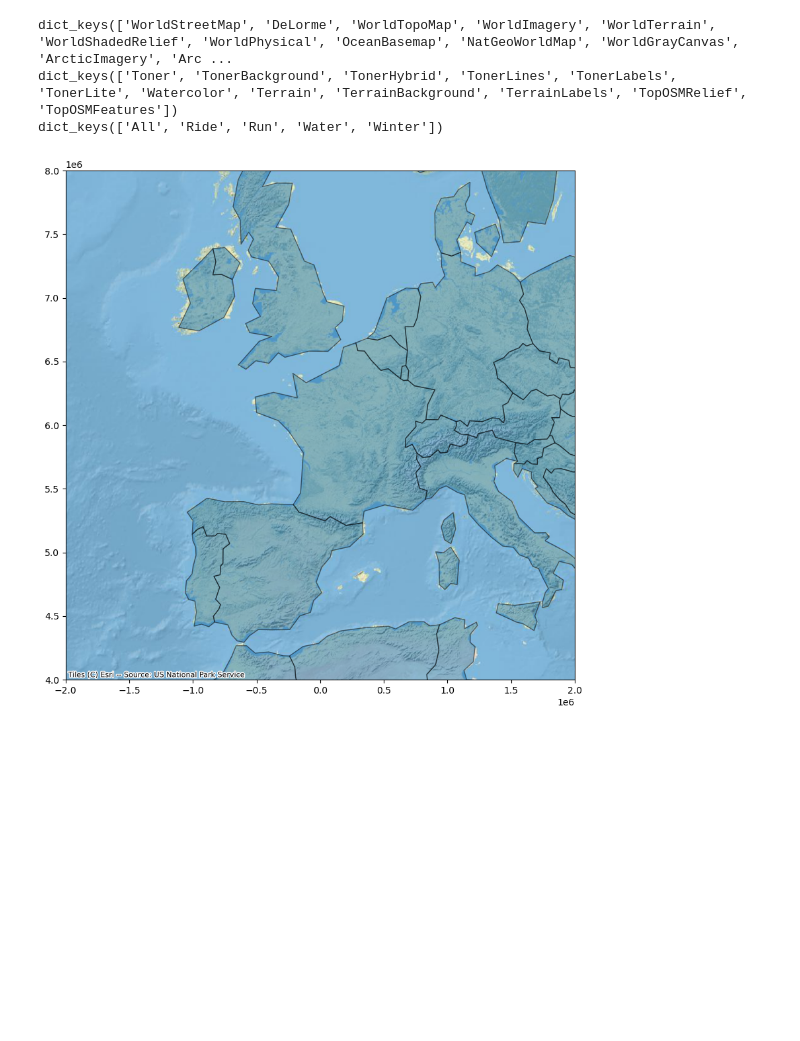
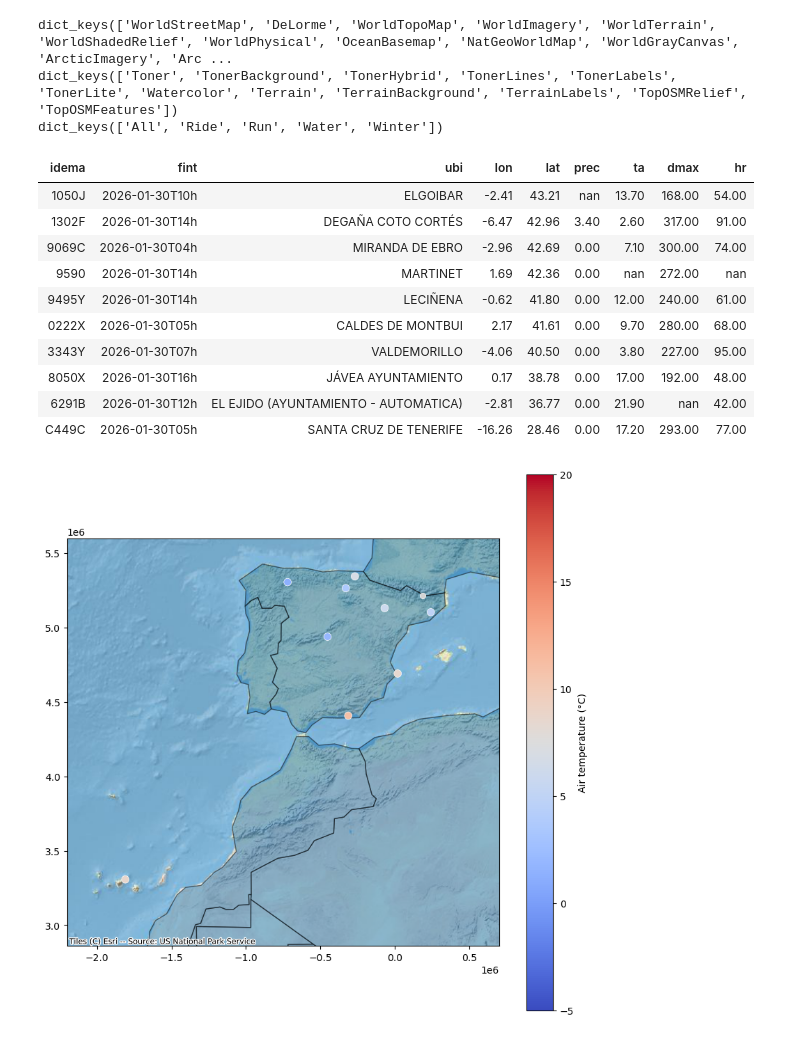
Before and after one commit to reddgr/energy-price-forecasting-in-power-grids, a Jupyter notebook: notebooks/geopandas.ipynb, the cells around one changed output. Drawn from its saved outputs; the diff is of its cells as text; code cells hidden in the pictures; blank space fills up the shorter version.

Commit message:
geopandas basic display

```diff
--- a/notebooks/geopandas.ipynb
+++ b/notebooks/geopandas.ipynb
@@ -47,14 +49,61 @@ dict_keys(['WorldStreetMap', 'DeLorme', 'WorldTopoMap', 'WorldImagery', 'WorldTe
 dict_keys(['Toner', 'TonerBackground', 'TonerHybrid', 'TonerLines', 'TonerLabels', 'TonerLite', 'Watercolor', 'Terrain', 'TerrainBackground', 'TerrainLabels', 'TopOSMRelief', 'TopOSMFeatures'])
 dict_keys(['All', 'Ride', 'Run', 'Water', 'Winter'])
 # %%
+sample_locations = pd.read_pickle("../pkl/sample_observations_20260130.pkl")
+# display(sample_locations.style.hide(axis="index").format(precision=2))
+
 gdf = gdf.to_crs(epsg=3857)
 # Plotting the country boundaries
 ax = gdf.plot(figsize=(10, 10), alpha=0.5, edgecolor='black')
-# Zoom into a specific region (for example, Europe)
-ax.set_xlim([-2000000, 2000000])
-ax.set_ylim([4000000, 8000000])
+# Zoom into a specific region
+ax.set_xlim([-2200000, 700000])
+ax.set_ylim([2860000, 5600000])
 # Adding a basemap for a street map image
 ctx.add_basemap(ax, source=ctx.providers.Esri.WorldPhysical)
 plt.show()
-# %% [output]
-[figure, removed]
+# %%
+display(sample_locations.style.hide(axis="index").format(precision=2))
+
+sample_points = gpd.GeoDataFrame(
+    sample_locations.copy(),
+    geometry=gpd.points_from_xy(sample_locations["lon"], sample_locations["lat"]),
+    crs=4326,
+).to_crs(epsg=3857)
+
+ax = gdf.plot(figsize=(10, 10), alpha=0.5, edgecolor='black')
+
+sample_points.plot(
+    ax=ax,
+    column='ta',
+    cmap='coolwarm',
+    vmin=-10,
+    vmax=40,
+    markersize=60,
+    edgecolor='white',
+    linewidth=0.5,
+    missing_kwds={'color': 'lightgray', 'edgecolor': 'white'}
+)
+
+ax.set_xlim([-2200000, 700000])
+ax.set_ylim([2860000, 5600000])
+
+ctx.add_basemap(ax, source=ctx.providers.Esri.WorldPhysical)
+
+sm = plt.cm.ScalarMappable(norm=Normalize(vmin=-5, vmax=20), cmap='coolwarm')
+sm.set_array([])
+plt.colorbar(sm, ax=ax, label="Air temperature (°C)")
+
+plt.show()
+# %% [output]
+| idema | fint | ubi | lon | lat | prec | ta | dmax | hr |
+| 1050J | 2026-01-30T10h | ELGOIBAR | -2.41 | 43.21 | nan | 13.70 | 168.00 | 54.00 |
+| 1302F | 2026-01-30T14h | DEGAÑA COTO CORTÉS | -6.47 | 42.96 | 3.40 | 2.60 | 317.00 | 91.00 |
+| 9069C | 2026-01-30T04h | MIRANDA DE EBRO | -2.96 | 42.69 | 0.00 | 7.10 | 300.00 | 74.00 |
+| 9590 | 2026-01-30T14h | MARTINET | 1.69 | 42.36 | 0.00 | nan | 272.00 | nan |
+| 9495Y | 2026-01-30T14h | LECIÑENA | -0.62 | 41.80 | 0.00 | 12.00 | 240.00 | 61.00 |
+| 0222X | 2026-01-30T05h | CALDES DE MONTBUI | 2.17 | 41.61 | 0.00 | 9.70 | 280.00 | 68.00 |
+| 3343Y | 2026-01-30T07h | VALDEMORILLO | -4.06 | 40.50 | 0.00 | 3.80 | 227.00 | 95.00 |
+| 8050X | 2026-01-30T16h | JÁVEA AYUNTAMIENTO | 0.17 | 38.78 | 0.00 | 17.00 | 192.00 | 48.00 |
+| 6291B | 2026-01-30T12h | EL EJIDO (AYUNTAMIENTO - AUTOMATICA) | -2.81 | 36.77 | 0.00 | 21.90 | nan | 42.00 |
+| C449C | 2026-01-30T05h | SANTA CRUZ DE TENERIFE | -16.26 | 28.46 | 0.00 | 17.20 | 293.00 | 77.00 |
+[figure, added]
```
Also changed, not shown: parts of 1 cell of this notebook.
